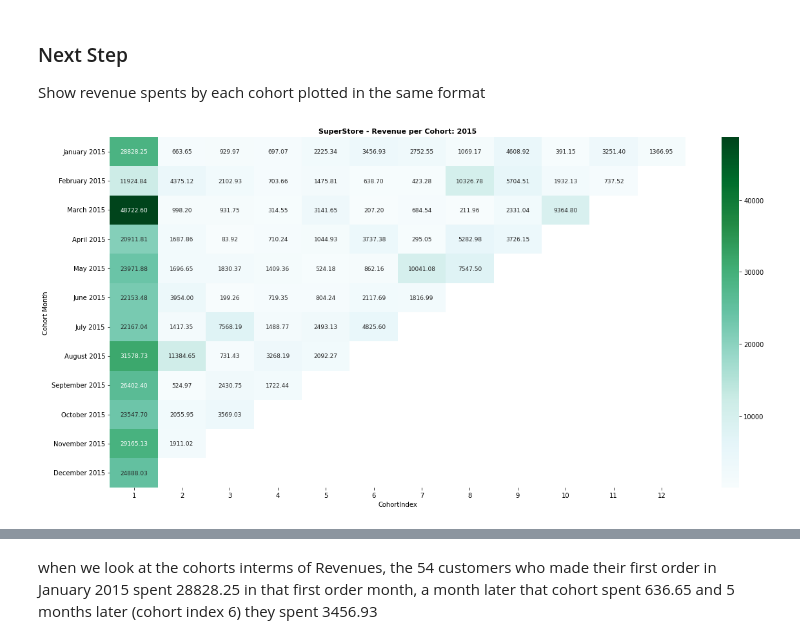
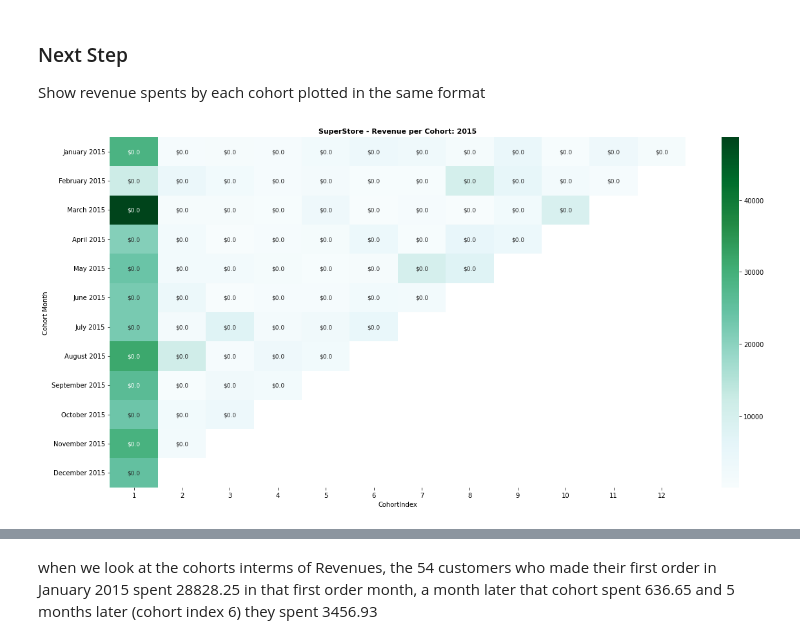
Before and after one commit to WayneNyariroh/customer-retention_cohortAnalysis, a Jupyter notebook: RetentionAnalysis.ipynb, the cells around one changed output, grey strips where cells are left out. Saved outputs shown, nothing was run; the diff lists cells and outputs as text; code cells hidden in the pictures.

Commit message:
currency annotation

```diff
--- a/RetentionAnalysis.ipynb
+++ b/RetentionAnalysis.ipynb
@@ -330,14 +332,21 @@ Show revenue spents by each cohort plotted in the same format
 # %%
 revenue_cohort_df = df_2015.groupby(['Cohort Month', 'CohortIndex'])['Sales'].apply(pd.Series.sum).round(2).reset_index()
 revenue_table_2015 = revenue_cohort_df.pivot(index='Cohort Month', columns=['CohortIndex'], values='Sales')
 
 revenue_table_2015.index = revenue_table_2015.index.strftime('%B %Y')
 
+
 plt.figure(figsize=(20,10))
 plt.title('SuperStore - Revenue per Cohort: 2015',fontsize=11, fontweight='bold')
-sns.heatmap(revenue_table_2015, annot=True, annot_kws={"size":9}, cmap='BuGn', fmt='.2f')
+heatmap = sns.heatmap(revenue_table_2015, annot=True, annot_kws={"size":9}, cmap='BuGn', fmt='.2f')
+
+for t in heatmap.texts:
+    current_text = t.get_text()
+    text_transform = (lambda x: f"${x//1000000000}")
+    t.set_text(text_transform(float(current_text)))
+
 plt.show()
 # %% [output]
-[figure, old version]
+[figure, new version]
 # %%
 revenue_table_2015
```
Also changed, not shown: parts of 2 cells of this notebook.
